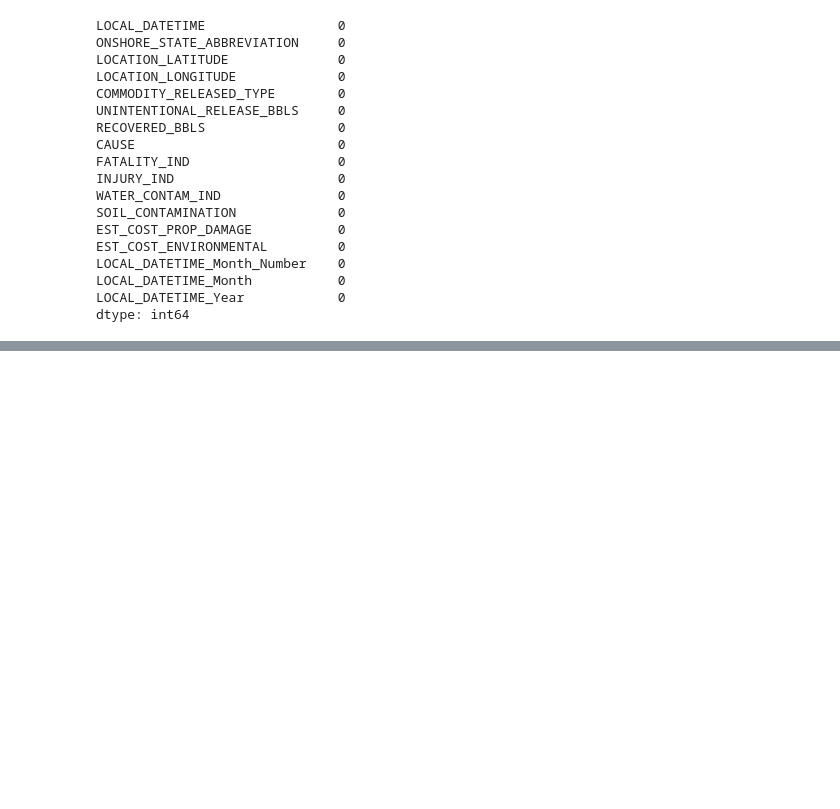
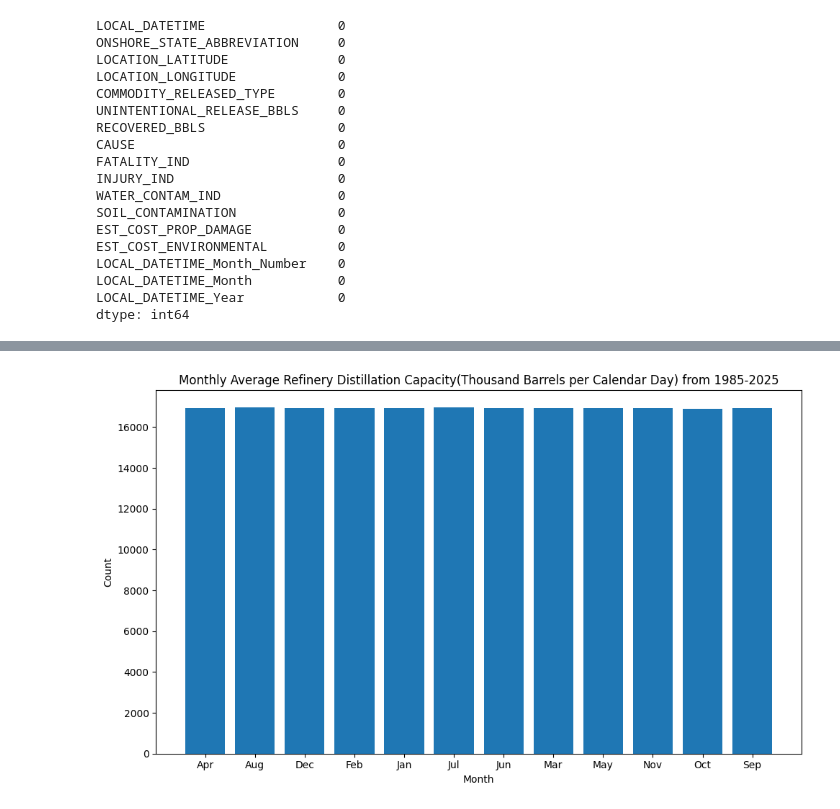
Before and after one commit to btokoli/Forecasting-Refinery-Throughput-Disruptions-via-Midstream-Pipeline-Incident-Analysis, a Jupyter notebook: notebooks/EDA_cleaning.ipynb, the cells around one changed output, grey strips where cells are left out. Saved outputs shown, nothing was run; the diff lists cells and outputs as text; code cells hidden in the pictures; blank space fills up the shorter version.

```diff
--- a/notebooks/EDA_cleaning.ipynb
+++ b/notebooks/EDA_cleaning.ipynb
@@ -232,0 +279,14 @@ dtype: int64
+# %%
+#Monthly average operational rig counts from 1973-2025
+
+monthly_refinery_capacity = (refinery_capacity.groupby("Date_Month", as_index=False)["Distillation_Capacity"].mean())
+
+plt.figure(figsize=(10,6))
+plt.bar(monthly_refinery_capacity["Date_Month"], monthly_refinery_capacity["Distillation_Capacity"])
+plt.title("Monthly Average Refinery Distillation Capacity(Thousand Barrels per Calendar Day) from 1985-2025")
+plt.xlabel("Month")
+plt.ylabel("Count")
+plt.tight_layout()
+plt.show()
+# %% [output]
+[figure, added]
```
Also changed, not shown: parts of 10 cells of this notebook, 1 other file.
